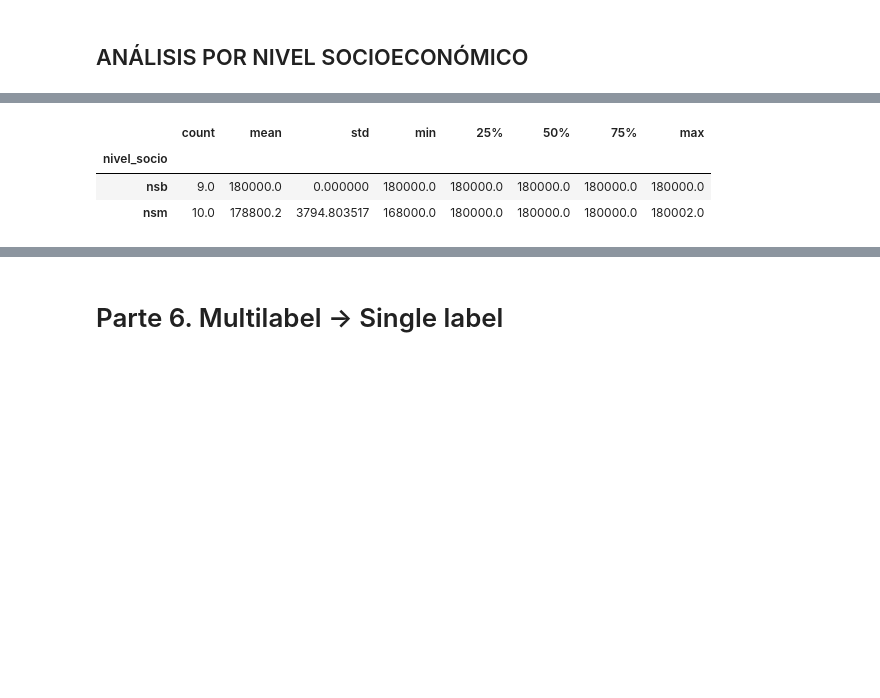
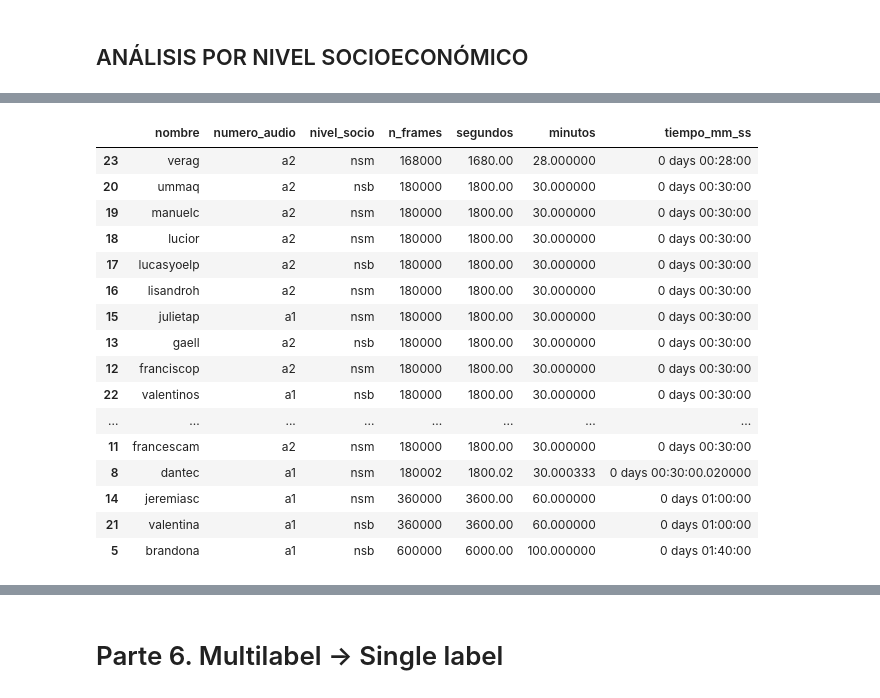
Before and after one commit to pabloamden/tesis_pablo, a Jupyter notebook: procesar_results_concat_v03.ipynb, the cells around one changed output, grey strips where cells are left out. Cells and saved outputs as stored; diff of their text form; code cells hidden in the pictures; blank space fills up the shorter version.

```diff
--- a/procesar_results_concat_v03.ipynb
+++ b/procesar_results_concat_v03.ipynb
@@ -427,10 +465,39 @@ df_frames
 # %%
-df_frames.groupby("nivel_socio")["n_frames"].describe()
+df_frames = (
+    df_resultados_concat
+    .groupby(["nombre", "numero_audio", "nivel_socio"])
+    .size()
+    .reset_index(name="n_frames")
+)
+
+# 1 frame = 0.01 segundos
+df_frames["segundos"] = df_frames["n_frames"] * 0.01
+df_frames["minutos"] = df_frames["segundos"] / 60
+
+# formato mm:ss
+df_frames["tiempo_mm_ss"] = pd.to_timedelta(df_frames["segundos"], unit="s").astype(str)
+
+df_frames = df_frames.sort_values("n_frames")
+
+df_frames
 # %% [output]
-|  | count | mean | std | min | 25% | 50% | 75% | max |
-| nivel_socio |  |  |  |  |  |  |  |  |
-| nsb | 9.0 | 180000.0 | 0.000000 | 180000.0 | 180000.0 | 180000.0 | 180000.0 | 180000.0 |
-| nsm | 10.0 | 178800.2 | 3794.803517 | 168000.0 | 180000.0 | 180000.0 | 180000.0 | 180002.0 |
+|  | nombre | numero_audio | nivel_socio | n_frames | segundos | minutos | tiempo_mm_ss |
+| 23 | verag | a2 | nsm | 168000 | 1680.00 | 28.000000 | 0 days 00:28:00 |
+| 20 | ummaq | a2 | nsb | 180000 | 1800.00 | 30.000000 | 0 days 00:30:00 |
+| 19 | manuelc | a2 | nsm | 180000 | 1800.00 | 30.000000 | 0 days 00:30:00 |
+| 18 | lucior | a2 | nsm | 180000 | 1800.00 | 30.000000 | 0 days 00:30:00 |
+| 17 | lucasyoelp | a2 | nsb | 180000 | 1800.00 | 30.000000 | 0 days 00:30:00 |
+| 16 | lisandroh | a2 | nsm | 180000 | 1800.00 | 30.000000 | 0 days 00:30:00 |
+| 15 | julietap | a1 | nsm | 180000 | 1800.00 | 30.000000 | 0 days 00:30:00 |
+| 13 | gaell | a2 | nsb | 180000 | 1800.00 | 30.000000 | 0 days 00:30:00 |
+| 12 | franciscop | a2 | nsm | 180000 | 1800.00 | 30.000000 | 0 days 00:30:00 |
+| 22 | valentinos | a1 | nsb | 180000 | 1800.00 | 30.000000 | 0 days 00:30:00 |
+| ... | ... | ... | ... | ... | ... | ... | ... |
+| 11 | francescam | a2 | nsm | 180000 | 1800.00 | 30.000000 | 0 days 00:30:00 |
+| 8 | dantec | a1 | nsm | 180002 | 1800.02 | 30.000333 | 0 days 00:30:00.020000 |
+| 14 | jeremiasc | a1 | nsm | 360000 | 3600.00 | 60.000000 | 0 days 01:00:00 |
+| 21 | valentina | a1 | nsb | 360000 | 3600.00 | 60.000000 | 0 days 01:00:00 |
+| 5 | brandona | a1 | nsb | 600000 | 6000.00 | 100.000000 | 0 days 01:40:00 |
 # %%
 df = df_resultados_concat.copy()
 
```
Also changed, not shown: parts of 20 cells of this notebook, 4 other files.
